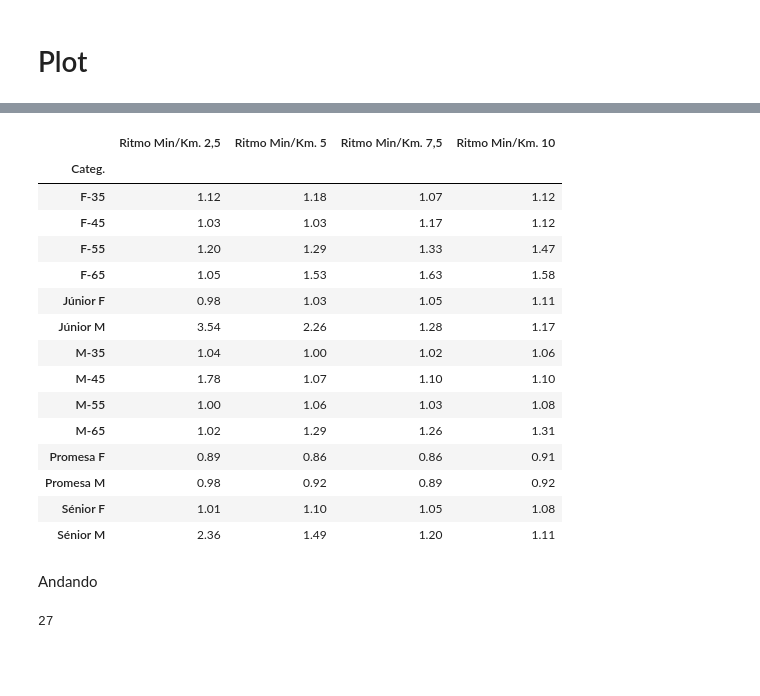
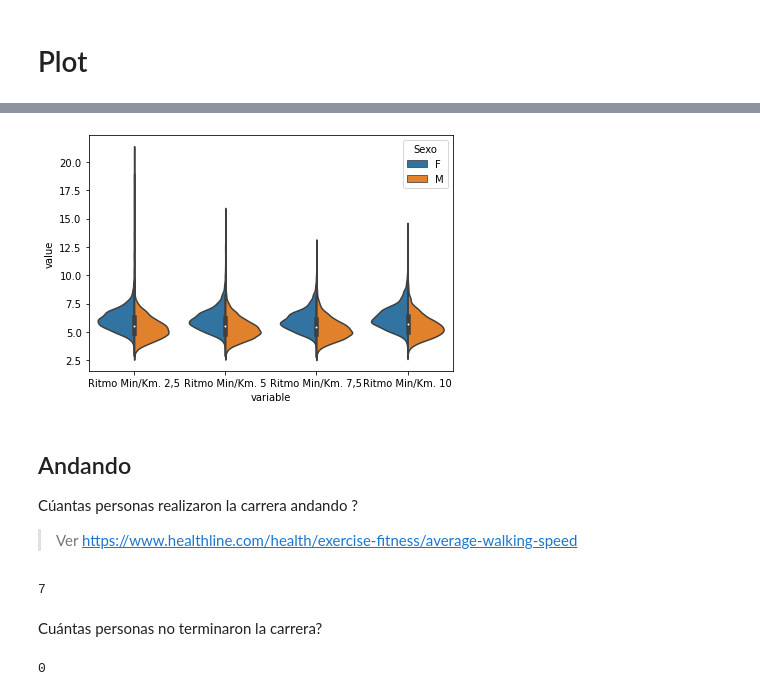
Before and after one commit to mmngreco/sansilvestre, a Jupyter notebook: 2021/analysis.ipynb, the cells around one changed output, grey strips where cells are left out. Drawn from its saved outputs; the diff is of its cells as text; code cells hidden in the pictures; blank space fills up the shorter version.

```diff
--- a/2021/analysis.ipynb
+++ b/2021/analysis.ipynb
@@ -122,29 +139,32 @@ plot_grid(data)
 # %%
 mine[TIEMPOS].iloc[0]
-categ_mine = mine["Categ."].item()
-data.query(" `Categ.` == @categ_mine ")
-data.groupby("Categ.").mean()[RITMOS].sort_values(RITMOS[-1])
-data.groupby("Categ.").std()[RITMOS]
+categ_mine = mine["Edad"].item()
+data.query("Edad == @categ_mine")
+data.groupby("Edad").mean()[RITMOS].sort_values(RITMOS[-1])
+data.groupby("Edad").std()[RITMOS]
+data.groupby("Edad").count()[RITMOS]
+data.groupby("Sexo").mean()[RITMOS].sort_values(RITMOS[-1])
+data.groupby("Sexo").count()[RITMOS]
+data.groupby(["Sexo", "Edad"]).mean()[TIEMPOS].sort_values(TIEMPOS[-1]).sort_index()
+df = data[RITMOS + ["Sexo", "Edad"]].melt(["Sexo", "Edad"])
-# %% [output]
-|  | Ritmo Min/Km. 2,5 | Ritmo Min/Km. 5 | Ritmo Min/Km. 7,5 | Ritmo Min/Km. 10 |
-| Categ. |  |  |  |  |
-| F-35 | 1.12 | 1.18 | 1.07 | 1.12 |
-| F-45 | 1.03 | 1.03 | 1.17 | 1.12 |
-| F-55 | 1.20 | 1.29 | 1.33 | 1.47 |
-| F-65 | 1.05 | 1.53 | 1.63 | 1.58 |
-| Júnior F | 0.98 | 1.03 | 1.05 | 1.11 |
-| Júnior M | 3.54 | 2.26 | 1.28 | 1.17 |
-| M-35 | 1.04 | 1.00 | 1.02 | 1.06 |
-| M-45 | 1.78 | 1.07 | 1.10 | 1.10 |
-| M-55 | 1.00 | 1.06 | 1.03 | 1.08 |
-| M-65 | 1.02 | 1.29 | 1.26 | 1.31 |
-| Promesa F | 0.89 | 0.86 | 0.86 | 0.91 |
-| Promesa M | 0.98 | 0.92 | 0.89 | 0.92 |
-| Sénior F | 1.01 | 1.10 | 1.05 | 1.08 |
-| Sénior M | 2.36 | 1.49 | 1.20 | 1.11 |
-# %% [markdown]
-Andando
+# %%
+sns.violinplot(data=df, y="value", hue='Sexo', x="variable", kind='violin', split=True)
+plt.tight_layout()
+# %% [output]
+[figure, added]
+# %% [markdown]
+## Andando
+
+Cúantas personas realizaron la carrera andando ?
+
+> Ver https://www.healthline.com/health/exercise-fitness/average-walking-speed
 # %%
-len(data[data["Ritmo Min/Km. 10"] > 13])
+len(data[data["Ritmo Min/Km. 10"] > 11.6])
 # %% [output]
-27
+7
+# %% [markdown]
+Cuántas personas no terminaron la carrera?
+# %%
+data["Ritmo Min/Km. 10"].isnull().sum()
+# %% [output]
+0
```
Also changed, not shown: parts of 34 cells of this notebook, 3 other files.
